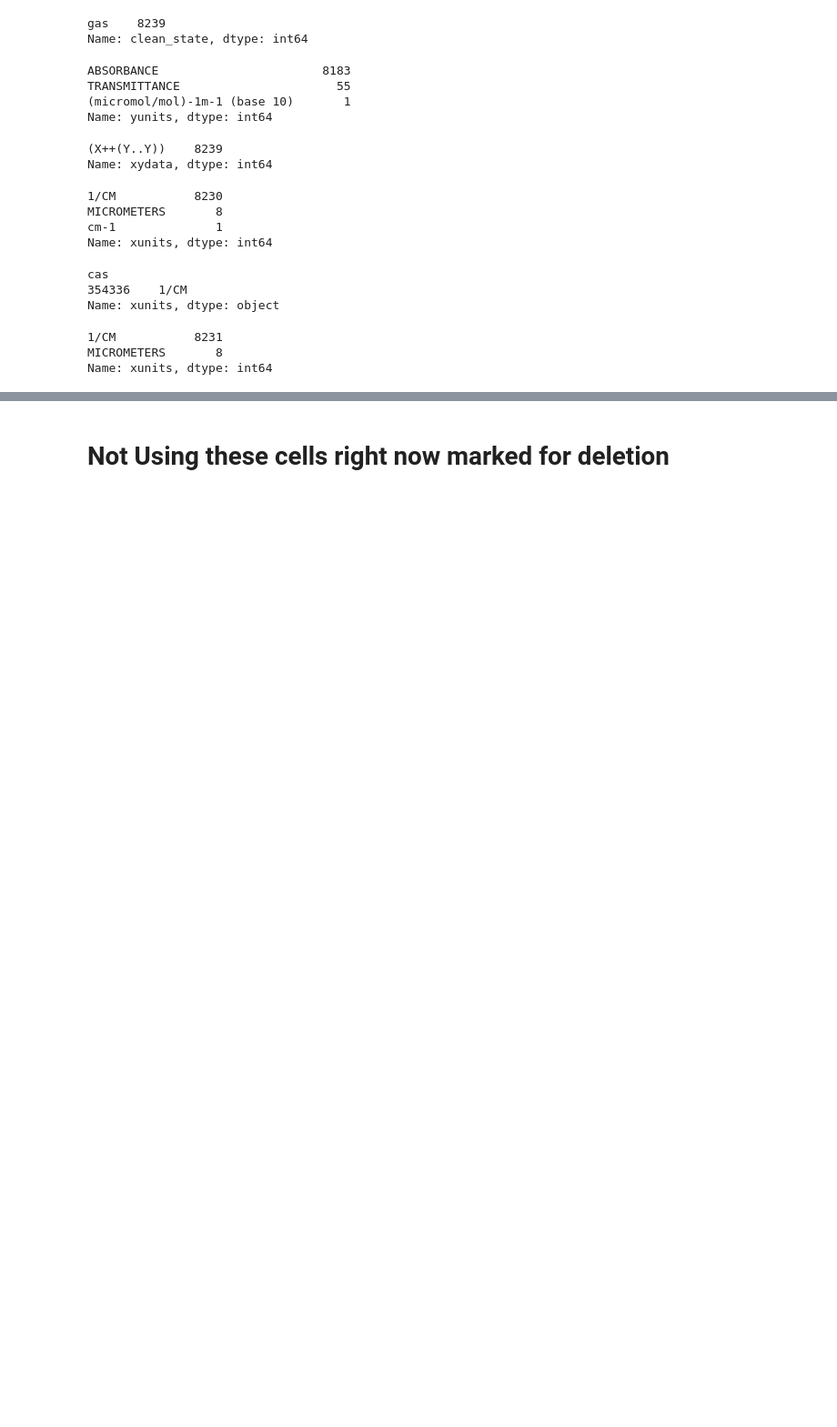
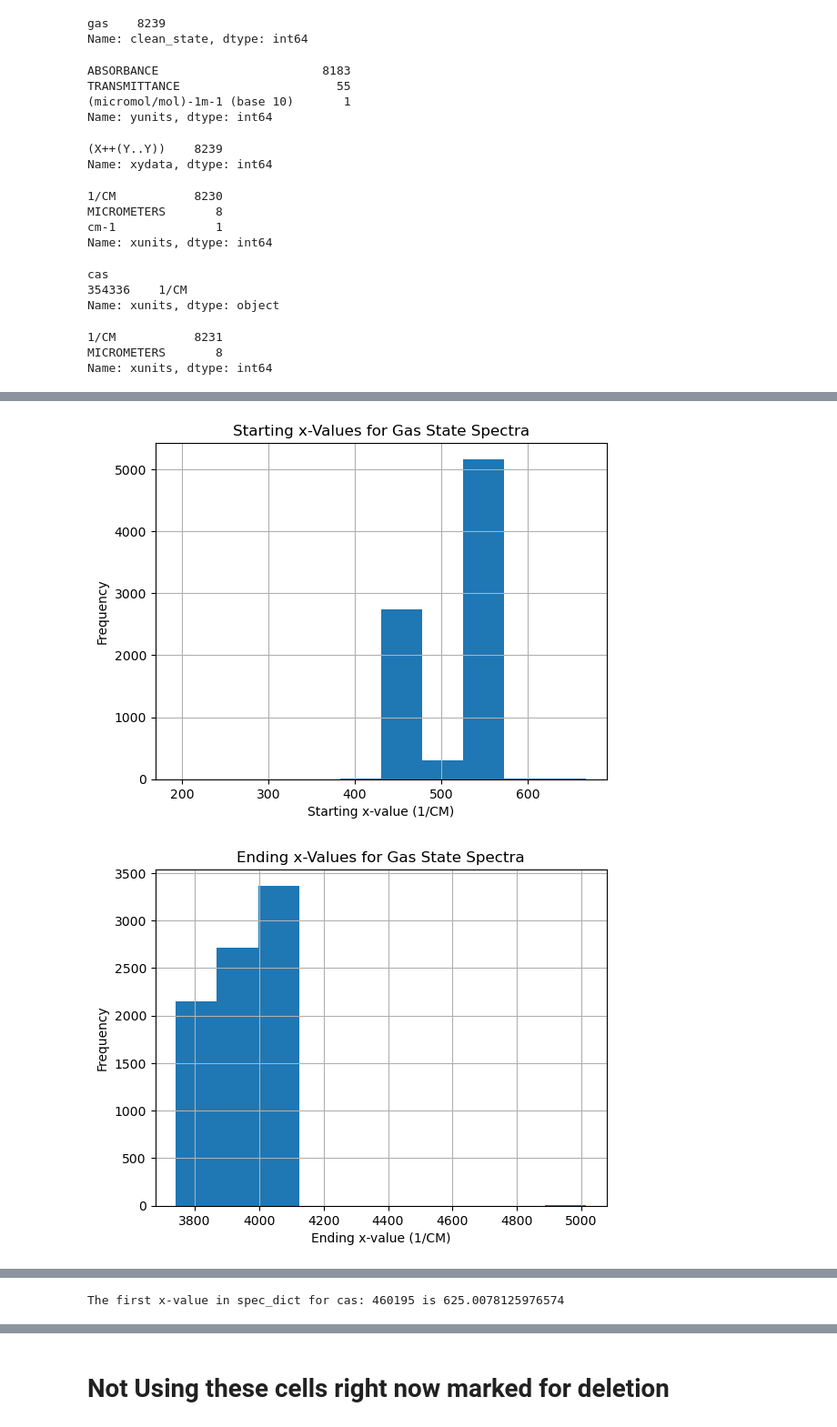
Before and after one commit to kevinpatrickkent/NIST-IR-MachineLearning, a Jupyter notebook: NISTWebbookML.ipynb, the cells around one changed output, grey strips where cells are left out. Shown at 91% size. Saved outputs shown, nothing was run; the diff lists cells and outputs as text; code cells hidden in the pictures; blank space fills up the shorter version.

```diff
--- a/NISTWebbookML.ipynb
+++ b/NISTWebbookML.ipynb
@@ -575,0 +588,39 @@ Name: deltax, dtype: int64
+# %%
+# Now go through and reverse the x and y axis
+
+for cas in df.loc[(gas & rev_spec),:].index:
+    ind = spec_dict['cas'].index(cas)
+    sortind = spec_dict['x'][ind].argsort()
+    spec_dict['x'][ind] = spec_dict['x'][ind][sortind]
+    spec_dict['y'][ind] = spec_dict['y'][ind][sortind]
+    tmp = df.loc[cas,'firstx']
+    df.loc[cas,'firstx'] = df.loc[cas,'lastx']
+    df.loc[cas,'lastx'] = tmp
+# %%
+# Now I'm looking at the two histograms and the spectrum again to make sure everything looks as expected
+
+ax = df.loc[gas,'firstx'].hist()
+ax.set_xlabel('Starting x-value (1/CM)')
+ax.set_ylabel('Frequency')
+ax.set_title('Starting x-Values for Gas State Spectra')
+plt.show()
+
+ax = df.loc[gas,'lastx'].hist()
+ax.set_xlabel('Ending x-value (1/CM)')
+ax.set_ylabel('Frequency')
+ax.set_title('Ending x-Values for Gas State Spectra')
+plt.show()
+
+# Plot spectrum again afterwards (shouls see no difference)
+
+cas = df.loc[(gas & rev_spec),:].index[1] #chose 1 so I wouldn't get nitric oxide again
+ind = spec_dict['cas'].index(cas)
+plt.plot(spec_dict['x'][ind], spec_dict['y'][ind], color = 'black')
+plt.xlabel('IR light - ' + df.loc[cas,'xunits'])
+plt.ylabel('Light Attenuation - ' + df.loc[cas,'yunits'])
+plt.title('Spectrum of ' + df.loc[cas,'title'])
+plt.show()
+print('The first x-value in spec_dict for cas:',cas,'is',spec_dict['x'][ind][0])
+# %% [output]
+[figure, added]
+[figure, added]
@@ -576 +628,2 @@ Name: deltax, dtype: int64
+The first x-value in spec_dict for cas: 460195 is 625.0078125976574
 # %%
```
Also changed, not shown: parts of 32 cells of this notebook.
